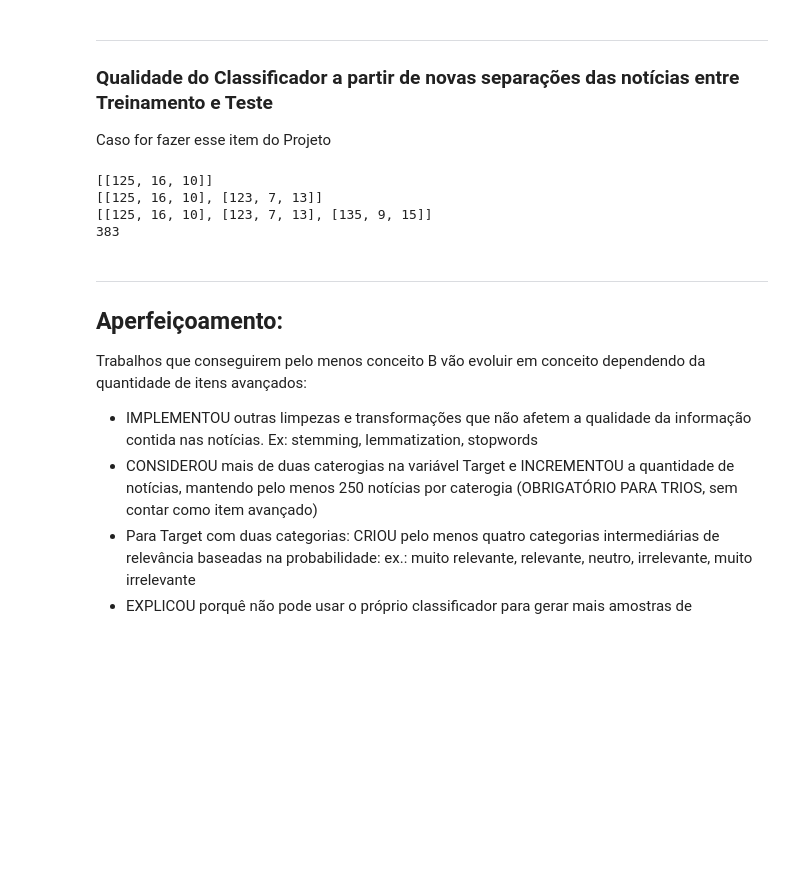
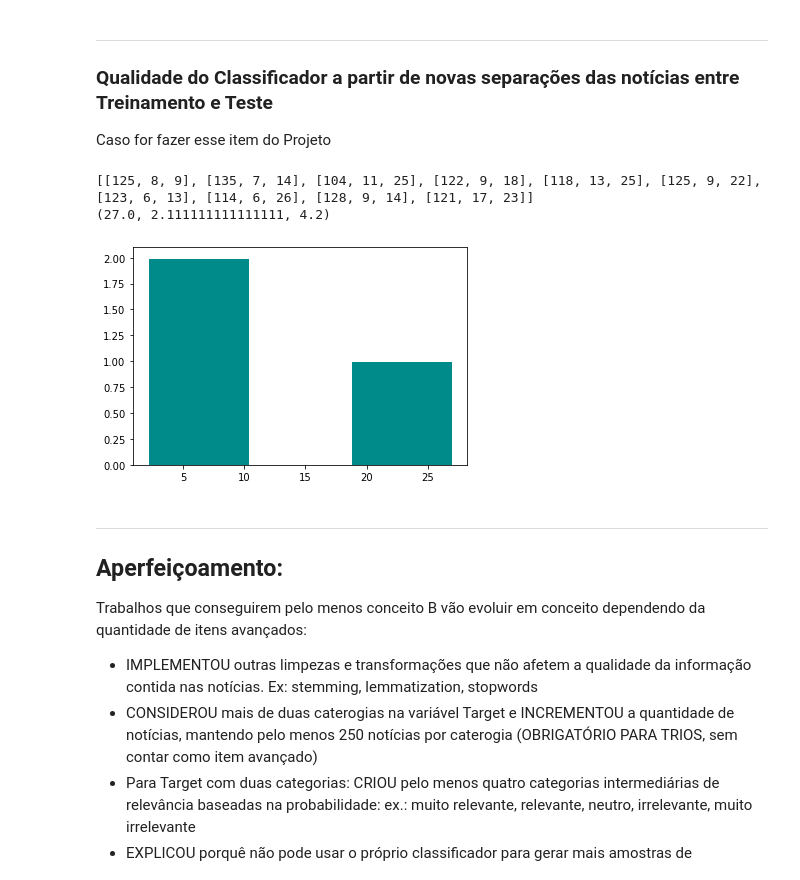
Before and after one commit to insper-classroom/22-2a-cd-p1-grupo_rodrigol5, a Jupyter notebook: notebooks/relatorio.ipynb, the cells around one changed output. Drawn from its saved outputs; the diff is of its cells as text; code cells hidden in the pictures; blank space fills up the shorter version.

```diff
--- a/notebooks/relatorio.ipynb
+++ b/notebooks/relatorio.ipynb
@@ -256,9 +256,10 @@ ___
 Caso for fazer esse item do Projeto
 # %%
 guarda_resultados = []
+historico_acertos = []
 contador = 0
 
-while contador < 3:
+while contador < 10:
     train = pd.read_excel(filename, sheet_name = 'Treinamento')
     test = pd.read_excel(filename, sheet_name = 'Teste')
 
@@ -406,19 +407,19 @@ while contador < 3:
     true2_predict1 = matriz_confusao[2][1]
     true2_predict2 = matriz_confusao[2][2] #verdadeiro muito relevante
 
-    soma_total = (true0_predict1)
+    soma_total = (true0_predict0+true0_predict1+true0_predict2+true1_predict0+true1_predict1+true1_predict2+true2_predict0+true2_predict1+true2_predict2)
 
     #print(true2_predict0)
     #print(matriz_confusao)
 
     #=========
 
-    group_names_novo = ['true0_predict0', 'true1_predict1', 'true2_predict2']
     group_counts_novo = [true0_predict0, true1_predict1, true2_predict2]
+
+    porcentagem_de_acertos = ((true0_predict0/450)+(true1_predict1/450)+(true2_predict2/450))
 
     guarda_resultados.append(group_counts_novo)
 
-    print(guarda_resultados)
     contador += 1
 
 
@@ -435,14 +436,29 @@ for lista_valor in guarda_resultados:
     soma_lv_relevante += lv_relevante
     soma_lv_m_relevante += lv_m_irrelevante
 
-print(soma_lv_irrelevante)
-#soma_lv_relevante
-#soma_lv_m_relevante
+porcentagem_lv_irrelevante = soma_lv_irrelevante/(450*(len(guarda_resultados)))
+porcentagem_lv_relevante = soma_lv_relevante/(450*(len(guarda_resultados)))
+porcentagem_lv_m_relevante = soma_lv_m_relevante/(450*(len(guarda_resultados)))
+
+lista_essas_porcentagems = ((porcentagem_lv_irrelevante*100), (porcentagem_lv_relevante*100), (porcentagem_lv_m_relevante*100))
+
+
+print(guarda_resultados)
+
+print(lista_essas_porcentagems)
 # %% [output]
-[[125, 16, 10]]
-[[125, 16, 10], [123, 7, 13]]
-[[125, 16, 10], [123, 7, 13], [135, 9, 15]]
-383
+[[125, 8, 9], [135, 7, 14], [104, 11, 25], [122, 9, 18], [118, 13, 25], [125, 9, 22], [123, 6, 13], [114, 6, 26], [128, 9, 14], [121, 17, 23]]
+(27.0, 2.111111111111111, 4.2)
+# %%
+# Histograma da variável renda considerando faixas de AMPLITUDES IGUAIS
+plt.hist(lista_essas_porcentagems, bins=3, color='darkcyan', edgecolor='white')
+plt.title('')
+plt.ylabel('')
+
+
+plt.show()
+# %% [output]
+[figure, added]
 # %% [markdown]
 ___
 ## Aperfeiçoamento:
```
